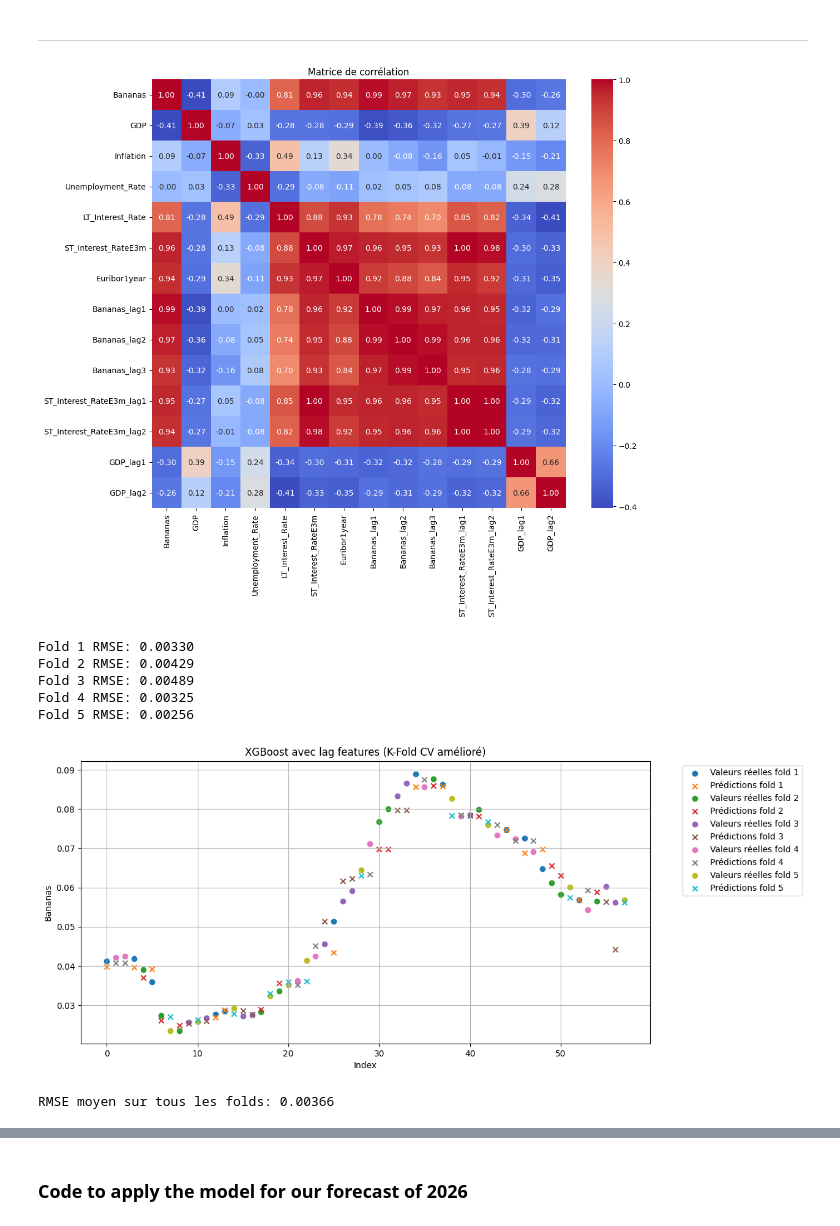
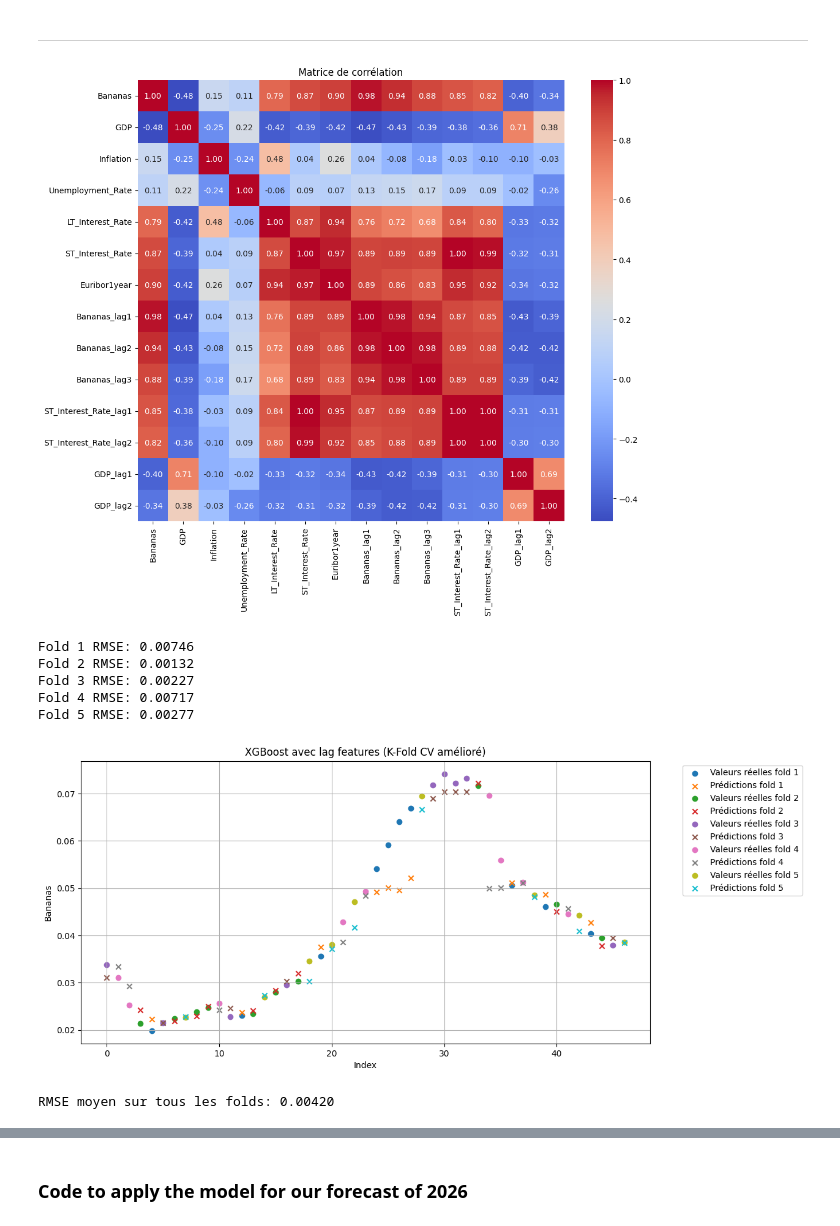
Before and after one commit to Ke0li/Cofidis, a Jupyter notebook: version_CG_v2/model_xgb_version_CG_v2.ipynb, the cells around one changed output, grey strips where cells are left out. Drawn from its saved outputs; the diff is of its cells as text; code cells hidden in the pictures.

```diff
--- a/version_CG_v2/model_xgb_version_CG_v2.ipynb
+++ b/version_CG_v2/model_xgb_version_CG_v2.ipynb
@@ -84,4 +83,4 @@ df_reduced.head()
 # %%
 # removing the ".0" at the end of the date : 201907.0 otherwise we'll have pb of type
-df_reduced['DATE'] = df_reduced['DATE'].astype(str).str.replace('.0', '', regex=False)
-df_reduced
+#df_reduced['DATE'] = df_reduced['DATE'].astype(str).str.replace('.0', '', regex=False)
+#df_reduced
@@ -107,8 +87,8 @@ See the caveats in the documentation: https://pandas.pydata.org/pandas-docs/stab
 # %%
 # Extrqction of year and month (supposing the format is 'YYYYMM')
-df_reduced['DATE'] = pd.to_datetime(df_reduced['DATE'], format='%Y%m')
+df_reduced['Date'] = pd.to_datetime(df_reduced['Date'], format='%Y%m')
 
 # put DATE in index
-df_reduced = df_reduced.set_index('DATE')
+df_reduced = df_reduced.set_index('Date')
 df_reduced
 # %% [output]
@@ -153,5 +128,5 @@ df_reduced
 # %%
 # suppression of the last line which is uncomplete
-df_reduced=df_reduced.iloc[:-1,:]
+#df_reduced=df_reduced.iloc[:-1,:]
 print(df_reduced.dtypes)
 # %% [output]
@@ -165,13 +140,13 @@ Euribor1year           float64
 dtype: object
 # %%
 # separation of the real data and the data that is forecast
-df_known = df_reduced.loc[:'2025-07']                               # to change
+df_known = df_reduced.loc[:date_end_real_data]                               # to change
 
 # Conversion of the type of the columns that are not in float
-cols_to_convert = ['Inflation', 'ST_Interest_RateE3m']              # to change
+#cols_to_convert = ['Inflation', 'ST_Interest_Rate']              # to change
 
-for col in cols_to_convert:
-    df_known[col] = pd.to_numeric(df_known[col], errors='coerce')
+#for col in cols_to_convert:
+#    df_known[col] = pd.to_numeric(df_known[col], errors='coerce')
 
 # verification of the type
 print(df_known.dtypes)
@@ -181,7 +156,7 @@ train_size = int(len(df_known) * 0.8)
 train, test = df_known[:train_size], df_known[train_size:]
 train = train.dropna()
 # Data to predict
-df_forecast = df_reduced.loc['2025-08':]                            # to change
+df_forecast = df_reduced.loc[date_debut_forecast:date_end_forecast]                            # to change
 
 # Vérification
 print(train.shape, test.shape)
@@ -314,7 +309,7 @@ def create_lag_features(df, target_col, lags_target=[1,2,3], lags_exog={}):
 # Lags
 lags_target = [1,2,3]
 lags_exog = {
-    'ST_Interest_RateE3m': [1,2],
+    'ST_Interest_Rate': [1,2],
     'GDP': [1,2]
 }
 
@@ -328,7 +323,7 @@ plt.show()
 
 # --- 3. Définir features and target ---
 features = ['GDP', 'Inflation', 'Unemployment_Rate',
-            'LT_Interest_Rate', 'ST_Interest_RateE3m', 'Euribor1year'] + \
+            'LT_Interest_Rate', 'ST_Interest_Rate', 'Euribor1year'] + \
            [f'Bananas_lag{lag}' for lag in lags_target] + \
            [f'{feat}_lag{lag}' for feat, lags in lags_exog.items() for lag in lags]
 
@@ -363,38 +358,38 @@ plt.title('XGBoost avec lag features (K-Fold CV amélioré)')
 plt.legend(bbox_to_anchor=(1.05, 1), loc='upper left')
 plt.grid(True)
 plt.show()
 
 print(f"RMSE moyen sur tous les folds: {np.mean(rmse_folds):.5f}")
 
 # --- 5. final training on all the data ---
 model_final = XGBRegressor(random_state=42, n_estimators=100, learning_rate=0.1, max_depth=3)
 model_final.fit(X_all, y_all)
 
 y_pred_all = model_final.predict(X_all)
 
 plt.figure(figsize=(12,6))
 plt.plot(df_lag.index, y_all.values, label='Valeurs réelles', color='blue')
 plt.plot(df_lag.index, y_pred_all, label='Prédictions XGBoost', color='red', linestyle='--')
 plt.xlabel('Date')
 plt.ylabel('Bananas')
 plt.title('Prédictions finales sur tout le dataset avec lag features améliorés')
 plt.legend()
 plt.grid(True)
 plt.show()
 
 # --- 6. Feature importance ---
 importances = model_final.feature_importances_
 plt.figure(figsize=(12,6))
 plt.barh(features, importances)
 plt.xlabel("Importance")
 plt.title("Feature Importance XGBoost avec lags exogènes")
 plt.show()
 # %% [output]
-[figure, old version]
+[figure, new version]
-Fold 1 RMSE: 0.00330
-Fold 2 RMSE: 0.00429
-Fold 3 RMSE: 0.00489
-Fold 4 RMSE: 0.00325
-Fold 5 RMSE: 0.00256
+Fold 1 RMSE: 0.00746
+Fold 2 RMSE: 0.00132
+Fold 3 RMSE: 0.00227
+Fold 4 RMSE: 0.00717
+Fold 5 RMSE: 0.00277
-[figure, old version]
+[figure, new version]
-RMSE moyen sur tous les folds: 0.00366
+RMSE moyen sur tous les folds: 0.00420
```
Also changed, not shown: parts of 23 cells of this notebook.
